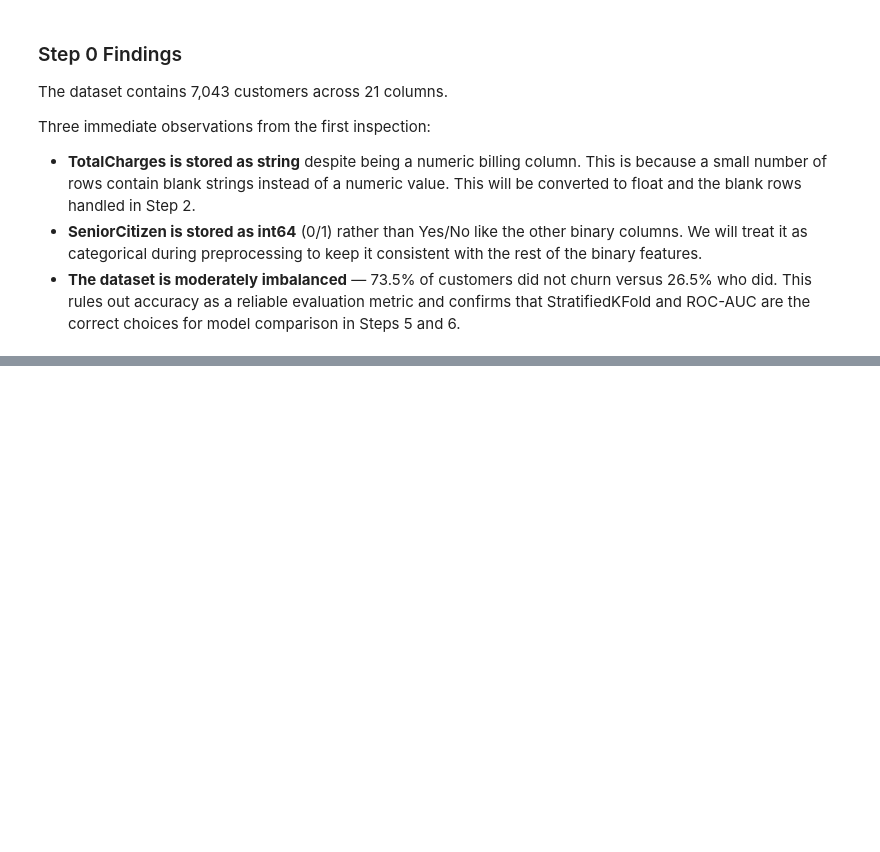
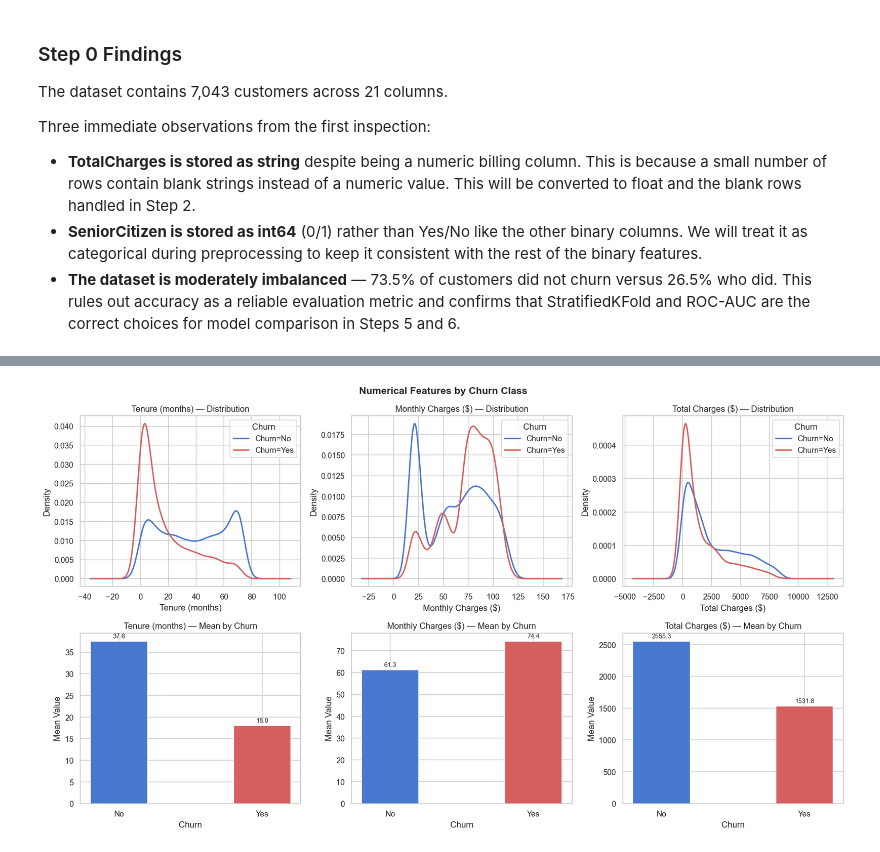
Before and after one commit to Muhammad-Umer-Riaz/data-analyst-portfolio, a Jupyter notebook: Customer_Churn_Prediction/customer_churn_prediction.ipynb, the cells around one changed output, grey strips where cells are left out. Cells and saved outputs as stored; diff of their text form; code cells hidden in the pictures; blank space fills up the shorter version.

```diff
--- a/Customer_Churn_Prediction/customer_churn_prediction.ipynb
+++ b/Customer_Churn_Prediction/customer_churn_prediction.ipynb
@@ -206,0 +261,42 @@ Three immediate observations from the first inspection:
+# %%
+# Temporary numeric conversion for EDA only — permanent fix is in Step 2
+df['TotalCharges_temp'] = pd.to_numeric(df['TotalCharges'], errors='coerce')
+
+num_cols = ['tenure', 'MonthlyCharges', 'TotalCharges_temp']
+num_labels = ['Tenure (months)', 'Monthly Charges ($)', 'Total Charges ($)']
+
+fig, axes = plt.subplots(2, 3, figsize=(16, 9))
+fig.suptitle('Numerical Features by Churn Class', fontsize=14, fontweight='bold')
+
+palette = {'No': '#4878CF', 'Yes': '#D65F5F'}
+
+for i, (col, label) in enumerate(zip(num_cols, num_labels)):
+    # Row 1 — KDE distributions
+    ax_kde = axes[0, i]
+    for churn_val, color in palette.items():
+        subset = df[df['Churn'] == churn_val][col].dropna()
+        subset.plot.kde(ax=ax_kde, label=f'Churn={churn_val}', color=color, linewidth=2)
+    ax_kde.set_title(f'{label} — Distribution')
+    ax_kde.set_xlabel(label)
+    ax_kde.legend(title='Churn')
+
+    # Row 2 — Mean by churn class
+    ax_bar = axes[1, i]
+    means = df.groupby('Churn')[col].mean()
+    bar_colors = [palette[k] for k in means.index]
+    ax_bar.bar(means.index, means.values, color=bar_colors, width=0.4)
+    for j, (idx, val) in enumerate(means.items()):
+        ax_bar.text(j, val + means.max() * 0.02, f'{val:.1f}',
+                    ha='center', fontsize=9)
+    ax_bar.set_title(f'{label} — Mean by Churn')
+    ax_bar.set_xlabel('Churn')
+    ax_bar.set_ylabel('Mean Value')
+
+plt.tight_layout()
+plt.savefig(os.path.join(FIGURES_DIR, 'numerical_features_by_churn.png'), bbox_inches='tight')
+plt.show()
+
+# Drop the temporary column
+df.drop(columns=['TotalCharges_temp'], inplace=True)
+# %% [output]
+[figure, added]
```
Also changed, not shown: parts of 9 cells of this notebook.
